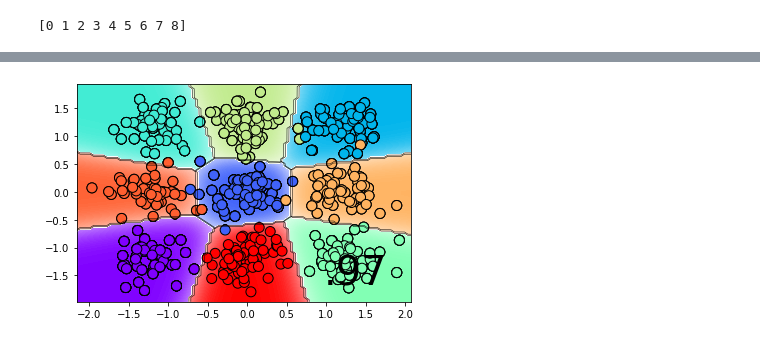
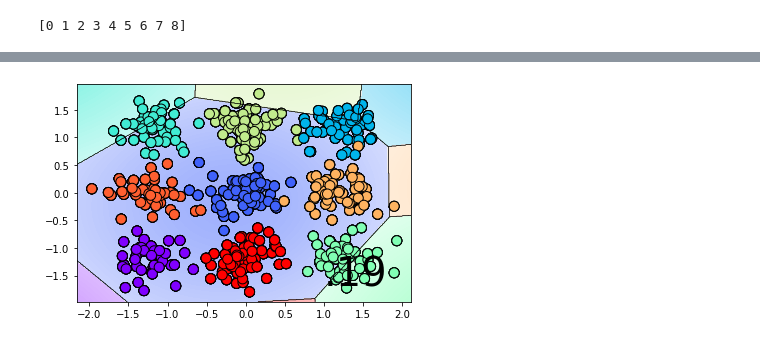
Before and after one commit to jganzabal/lottery-ticket-hypotesis-keras, a Jupyter notebook: 7_simple_dataset.ipynb, the cells around one changed output, grey strips where cells are left out. Cells and saved outputs as stored; diff of their text form; code cells hidden in the pictures.

Commit message:
delta weights

```diff
--- a/7_simple_dataset.ipynb
+++ b/7_simple_dataset.ipynb
@@ -53,7 +53,8 @@ def compile_model(model, lr=0.001):
     optim = optimizers.Adam(lr=lr)
     model.compile(loss = 'sparse_categorical_crossentropy', optimizer=optim, metrics=['accuracy'])
 
-def get_model(initial_weights=None, input_dim=2, compile_model_flag=True, lr=0.001, activation='tanh', kernel_initializer=initializers.glorot_uniform(), reduce = 2,  output_size = 3):
+def get_model(initial_weights=None, input_dim=2, compile_model_flag=True, lr=0.001, activation='tanh', kernel_initializer=initializers.glorot_uniform(),
+              reduce = 1,  output_size = 3):
     # Creo el modelo
     inp = Input(shape=(input_dim,))
     #bias_initializer = initializers.RandomUniform(-0.1, 0.1)
@@ -146,5 +172,6 @@ model.evaluate(X_test, y_test, verbose=0)[1]
 # %%
-model.load_weights(best_weights)
-acc = model.evaluate(X_train, y_train)[1]
-xx, yy, Z = plot_MC_boundaries_keras(X_train, y_train, acc, model.predict, my_colors=colors, mesh_res = 100, alpha=1.0, almost_white=0.99)
+pruned_model = prune_and_initilize(model, 0.2, initial_weights)
+acc = pruned_model.evaluate(X_test, y_test)[1]
+print(acc)
+xx, yy, Z = plot_MC_boundaries_keras(X_train, y_train, acc, pruned_model.predict, my_colors=colors, mesh_res = 500, alpha=1.0, almost_white=0.99)
 # %% [output]
@@ -152,2 +180,2 @@ xx, yy, Z = plot_MC_boundaries_keras(X_train, y_train, acc, model.predict, my_co
-[figure, old version]
+[figure, new version]
 # %%
```
Also changed, not shown: parts of 16 cells of this notebook.
